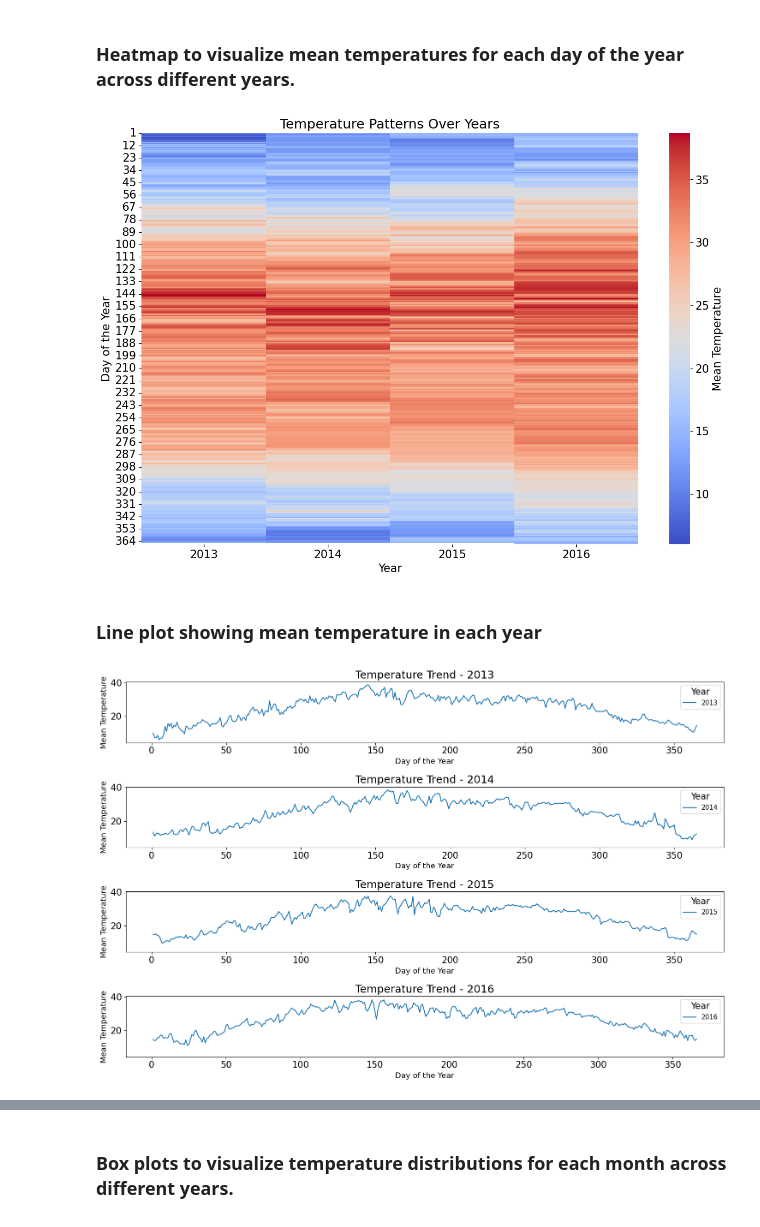
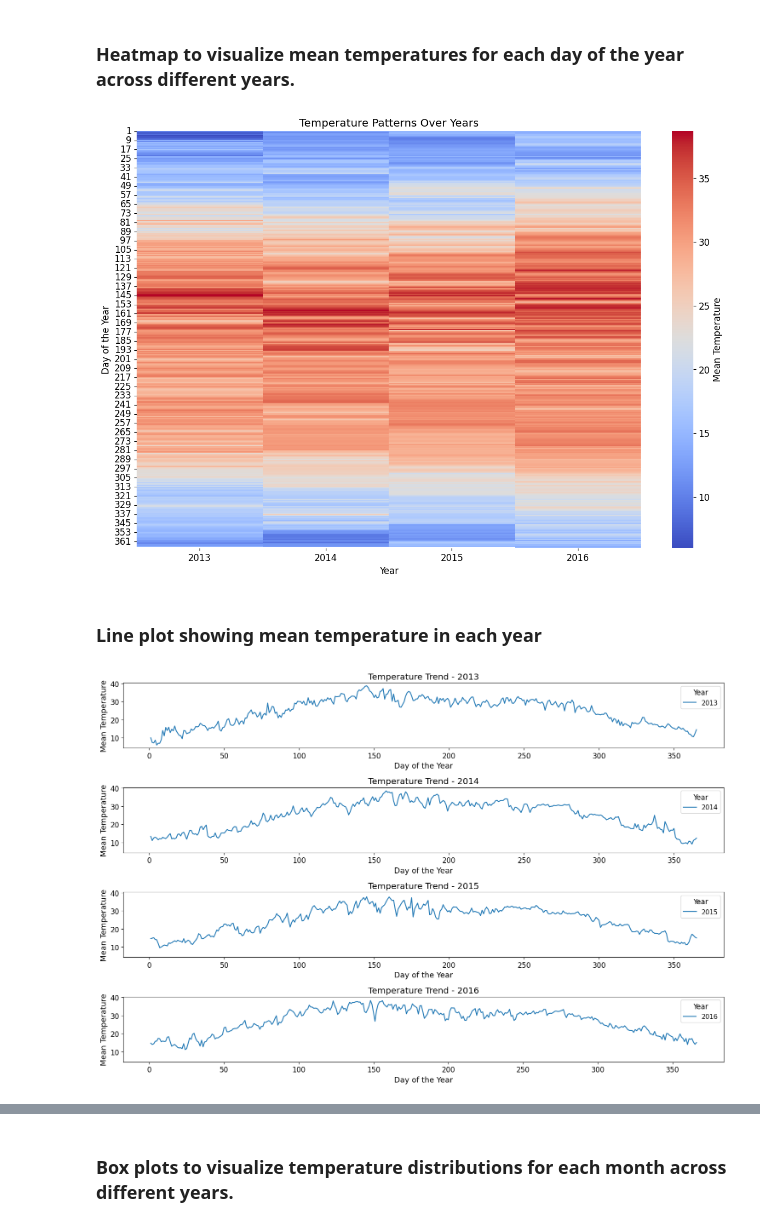
Before and after one commit to nwudochika/CMSC6950_Project, a Jupyter notebook: CMSC6950_Project.ipynb, the cells around one changed output, grey strips where cells are left out. Cells and saved outputs as stored; diff of their text form; code cells hidden in the pictures.

```diff
--- a/CMSC6950_Project.ipynb
+++ b/CMSC6950_Project.ipynb
@@ -9,3 +10,10 @@ from statsmodels.tsa.seasonal import seasonal_decompose
+# %%
+# set some defaults
+
+params = {'figure.figsize': [15, 10],
+          'font.size': 12}
+
+mpl.rcParams.update(params)
 # %%
 file_path1 = 'DailyDelhiClimateTrain.csv'
 data = pd.read_csv(file_path1)
@@ -27,7 +35,0 @@ data
-# %%
-data['year'] = pd.DatetimeIndex(data['date']).year
-data['month'] = pd.DatetimeIndex(data['date']).month
-data['day'] = pd.DatetimeIndex(data['date']).day
-data = data.iloc[:,[0,7,6,5,1,2,3,4]]
-data = data.drop(1461)
-data
@@ -47,0 +59,13 @@ data
+# %%
+# Extracting day, month and year from date
+data['year'] = data.index.year
+data['month'] = data.index.month
+data['day'] = data.index.day
+
+# Creating a second copy of data
+data_2 = copy.deepcopy(data)
+
+cols = list(data.columns)
+cols = cols[-3:] + cols[0:-3]
+data = data[cols]
+data
@@ -363,20 +375,13 @@ pivoted_temp
 # %% [markdown]
 ### Heatmap to visualize mean temperatures for each day of the year across different years.
 # %%
-# set some defaults
-
-params = {'figure.figsize': [15, 10],
-          'font.size': 15}
-
-mpl.rcParams.update(params)
-
 sns.heatmap(pivoted_temp, cmap='coolwarm', cbar_kws={'label': 'Mean Temperature'})
 plt.title('Temperature Patterns Over Years')
 plt.xlabel('Year')
 plt.ylabel('Day of the Year')
-plt.show()
+plt.savefig('Heatmap.pdf')
 # %% [output]
-[figure, old version]
+[figure, new version]
 # %% [markdown]
 ### Line plot showing mean temperature in each year
 # %%
@@ -395,6 +400,6 @@ for i, year in enumerate(pivoted_temp.columns):
     ax[i].legend(title='Year', loc='upper right', fontsize=11)
 
 plt.tight_layout()
-plt.show()
+plt.savefig('line_plotbyyear.pdf')
 # %% [output]
-[figure, old version]
+[figure, new version]
```
Also changed, not shown: parts of 37 cells of this notebook.
